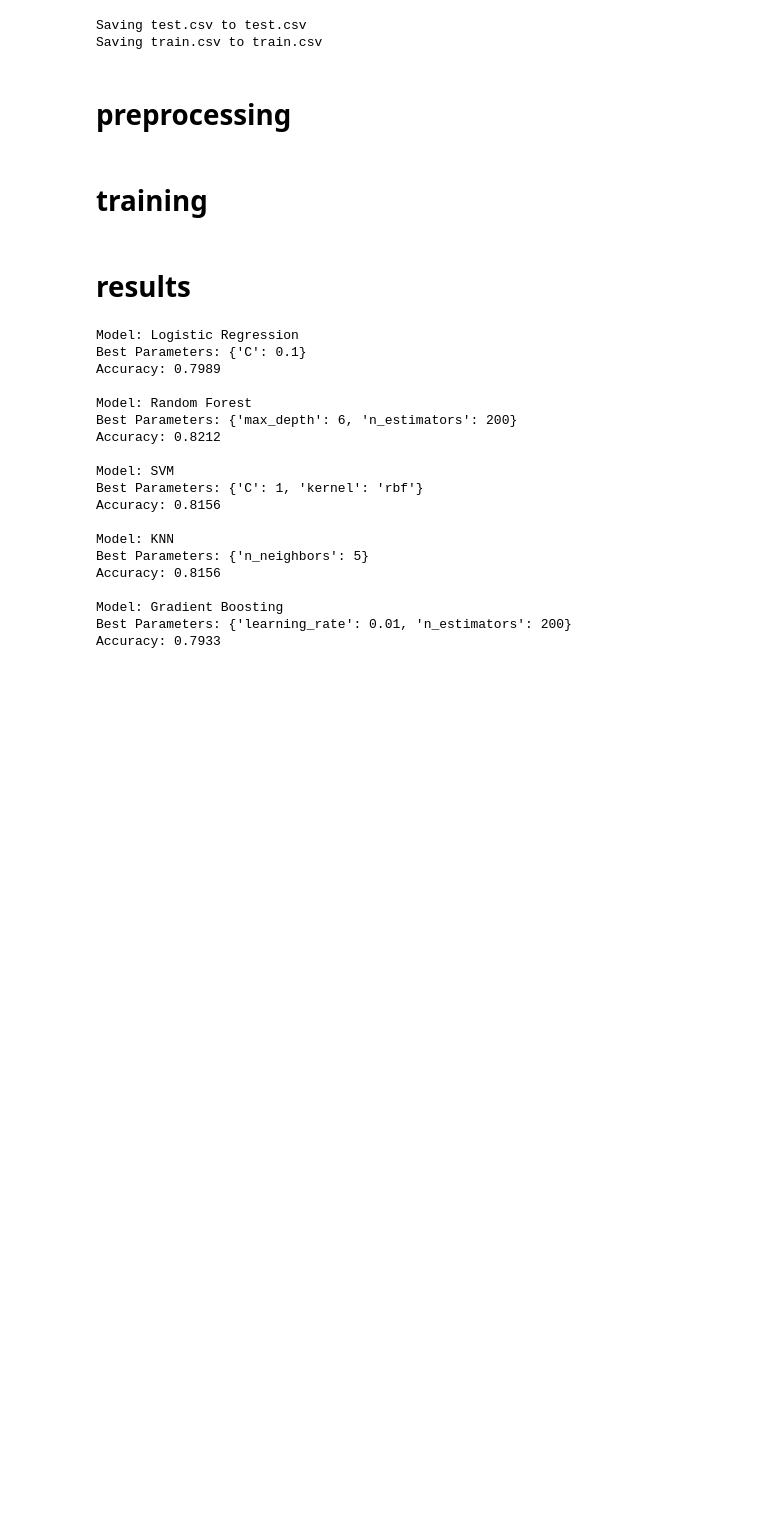
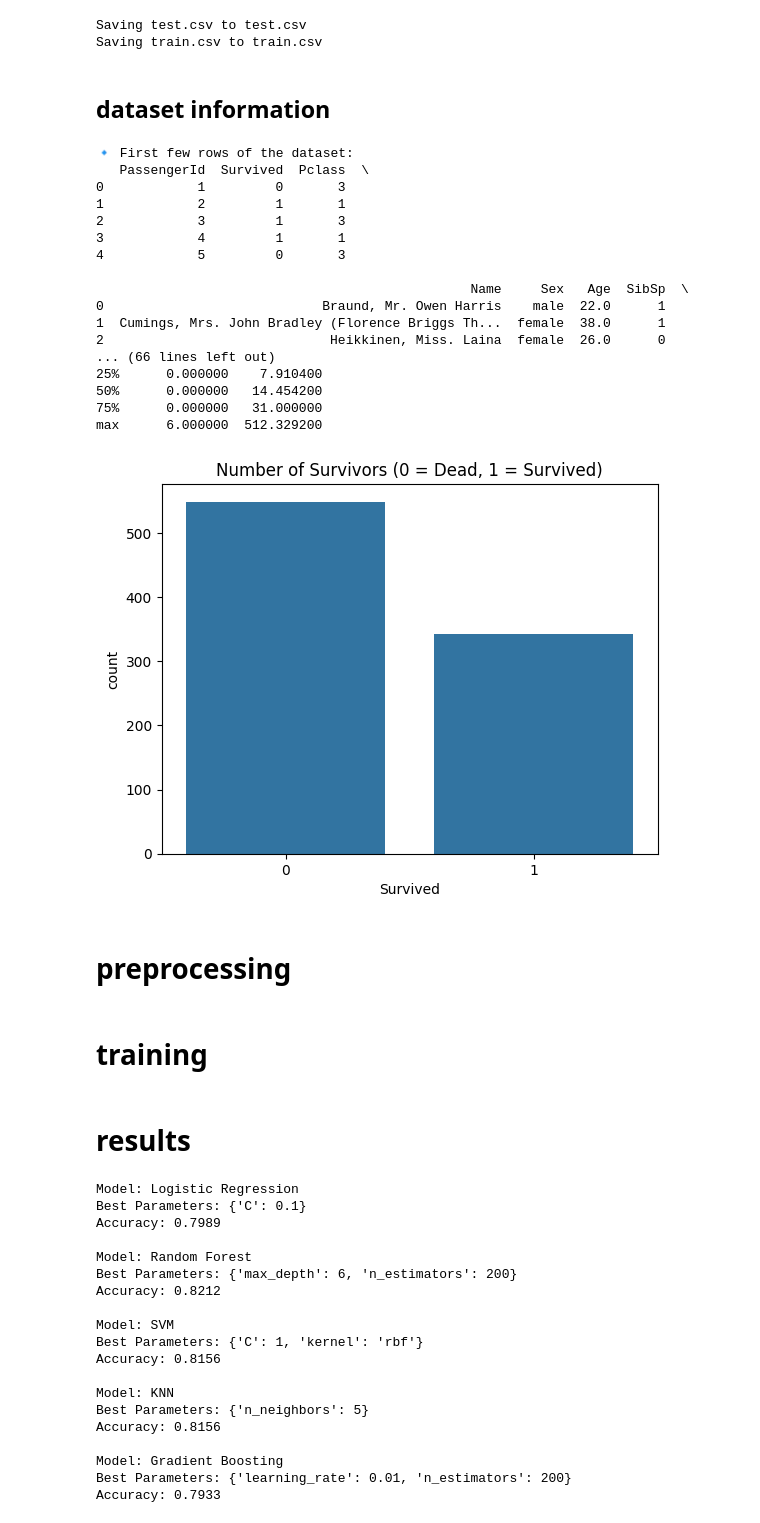
Before and after one commit to SamyarZamani/Titanic, a Jupyter notebook: Main.ipynb, the cells around one changed output. Cells and saved outputs as stored; diff of their text form; code cells hidden in the pictures; blank space fills up the shorter version.

```diff
--- a/Main.ipynb
+++ b/Main.ipynb
@@ -23,6 +23,49 @@ test_df = pd.read_csv("test.csv")
 [interactive output not drawn]
 Saving test.csv to test.csv
 Saving train.csv to train.csv
+# %% [markdown]
+## dataset information
+# %%
+print("🔹 First few rows of the dataset:")
+print(train_df.head())
+print('\n')
+
+print("🔹 General information:")
+print(train_df.info())
+print('\n')
+
+print("🔹 Missing values in each column:")
+print(train_df.isnull().sum())
+print('\n')
+
+print("🔹 Descriptive statistics:")
+print(train_df.describe())
+print('\n')
+
+# Visualization: Survivors count
+sns.countplot(data=train_df, x="Survived")
+plt.title("Number of Survivors (0 = Dead, 1 = Survived)")
+plt.show()
+print('\n')
+# %% [output]
+🔹 First few rows of the dataset:
+   PassengerId  Survived  Pclass  \
+0            1         0       3
+1            2         1       1
+2            3         1       3
+3            4         1       1
+4            5         0       3
+
+                                                Name     Sex   Age  SibSp  \
+0                            Braund, Mr. Owen Harris    male  22.0      1
+1  Cumings, Mrs. John Bradley (Florence Briggs Th...  female  38.0      1
+2                             Heikkinen, Miss. Laina  female  26.0      0
+... (66 lines left out)
+25%      0.000000    7.910400
+50%      0.000000   14.454200
+75%      0.000000   31.000000
+max      6.000000  512.329200
+[figure, added]
 # %% [markdown]
 # preprocessing
 # %%
```
